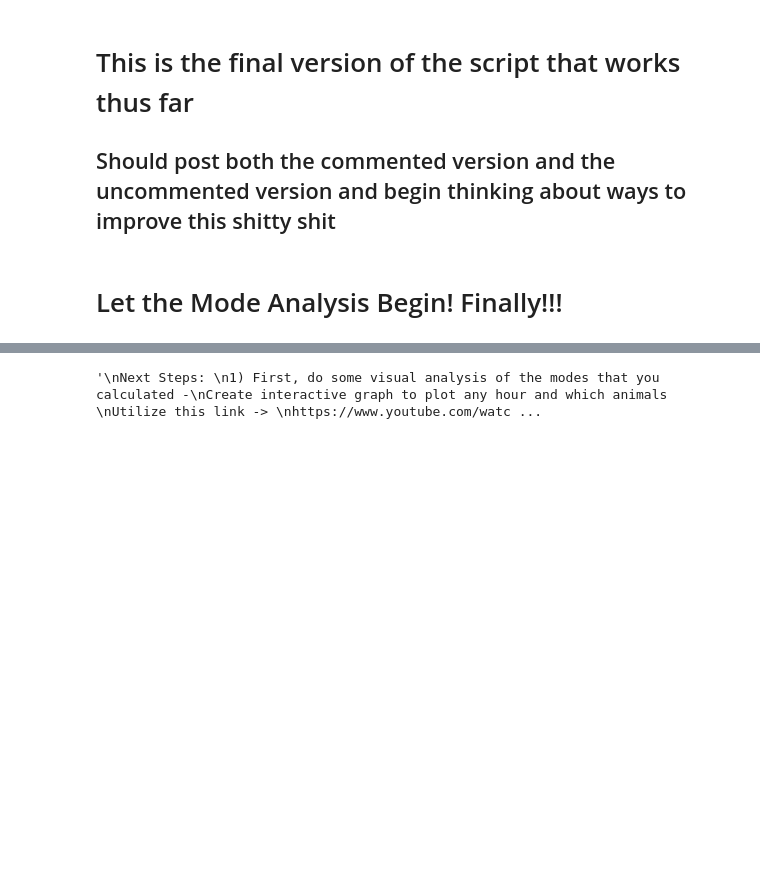
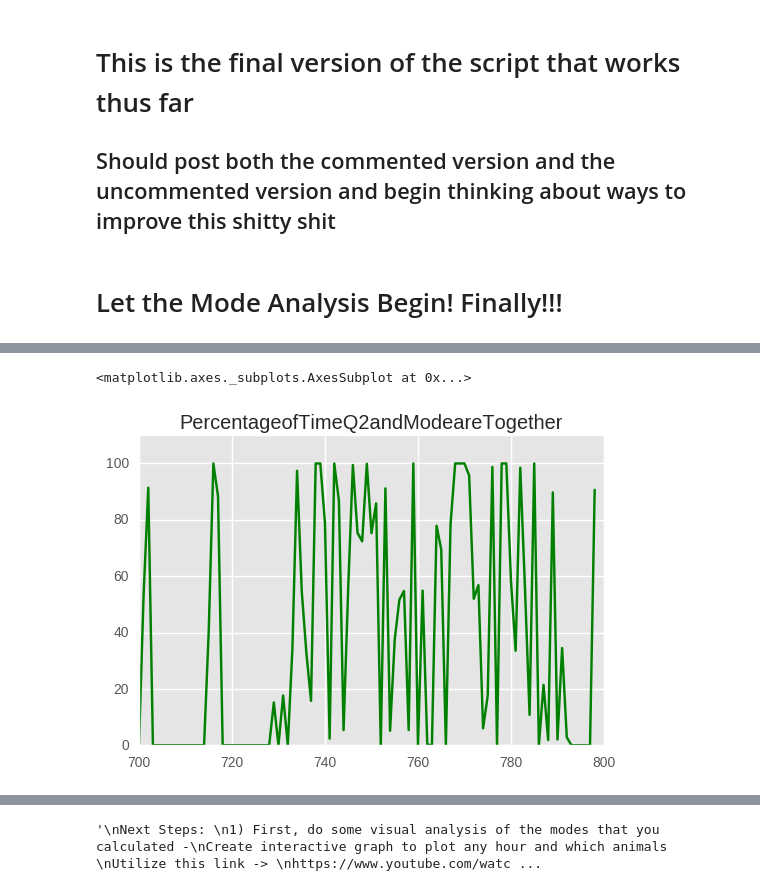
Before and after one commit to Zachary-Diemer21/NakedMoleRat, a Jupyter notebook: NMRResearchModeCalc.ipynb, the cells around one changed output, grey strips where cells are left out. Cells and saved outputs as stored; diff of their text form; code cells hidden in the pictures; blank space fills up the shorter version.

```diff
--- a/NMRResearchModeCalc.ipynb
+++ b/NMRResearchModeCalc.ipynb
@@ -1048,0 +1109,5 @@ modeAnaDF.describe()
+# %%
+modeAnaDF2['PercentageofTimeQueen2andModeareTogether'].plot(xlim = (700,800), ylim = (0,110), title = 'PercentageofTimeQ2andModeareTogether', color = 'g')
+# %% [output]
+<matplotlib.axes._subplots.AxesSubplot at 0x...>
+[figure, added]
```
Also changed, not shown: parts of 33 cells of this notebook.
